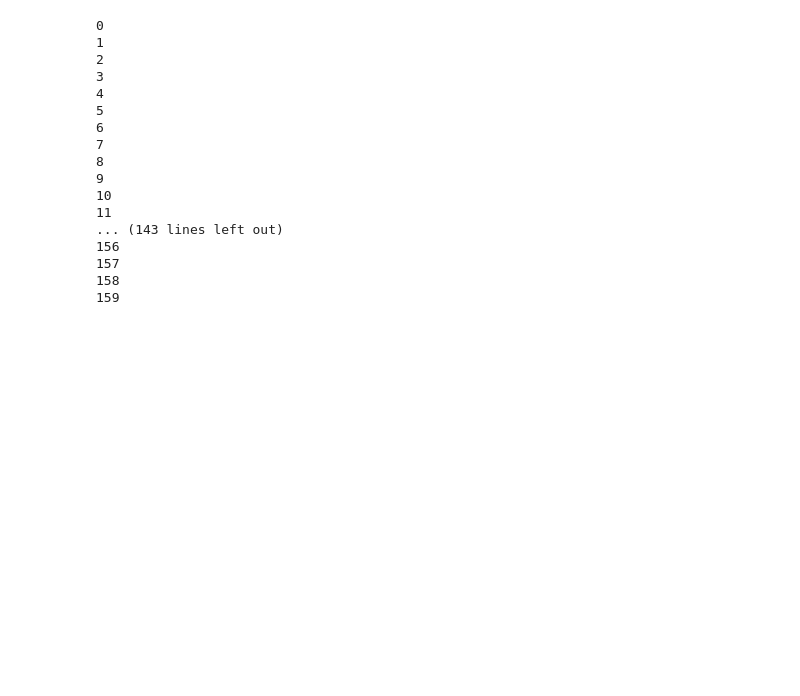
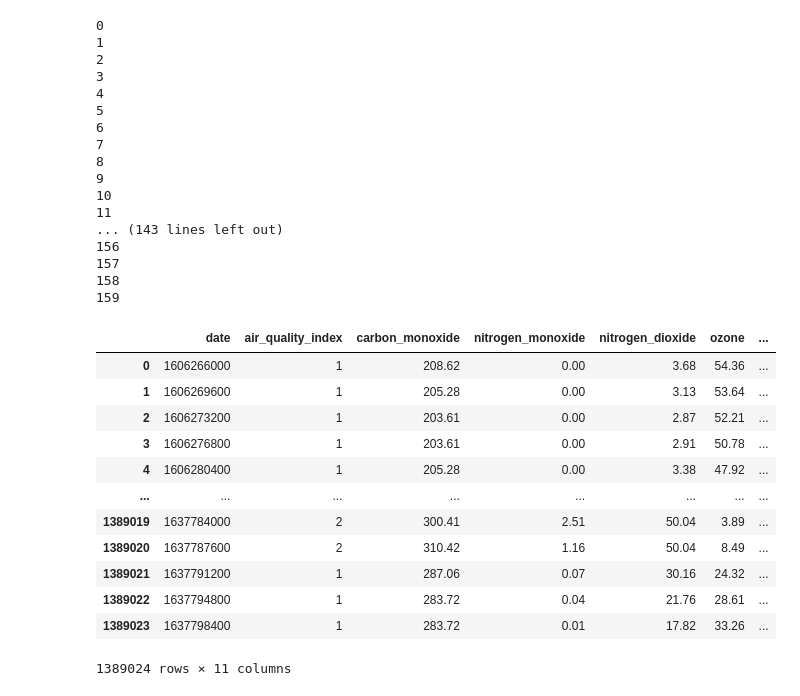
Before and after one commit to JovanS27/Air_Pollution_Analysis, a Jupyter notebook: GP_Practice.ipynb, the cells around one changed output. Drawn from its saved outputs; the diff is of its cells as text; code cells hidden in the pictures; blank space fills up the shorter version.

```diff
--- a/GP_Practice.ipynb
+++ b/GP_Practice.ipynb
@@ -240,6 +224,7 @@ for row in df.iterrows():
     pm10=[]
     nh3=[]
     dt=[]
+    GP=[]
 
     params={"appid":Weather_API,
             'lat':row[1][1],
@@ -261,12 +246,18 @@ for row in df.iterrows():
         pm10.append(i['components']['pm10'])
         nh3.append(i['components']['nh3'])
         dt.append(i['dt'])
+        GP.append(row[1][0])
 
-    temp_df=pd.DataFrame(zip(dt,aqi,co,no,no2,o3,so2,nh3,pm2_5,pm10),columns=["Date(UNIX)","Air Quality Index","Carbon Monoxide","Nitrogen Monoxide","Nitrogen Dioxide","Ozone","Sulphur Dioxide","Ammonia","Particultes(pm2.5)","Particulates(pm10)"])
-
-    temp_df.set_index("Date(UNIX)",inplace=True)
+    temp_df=pd.DataFrame(zip(dt,aqi,co,no,no2,o3,so2,nh3,pm2_5,pm10,GP),columns=["date","air_quality_index","carbon_monoxide","nitrogen_monoxide","nitrogen_dioxide","ozone","sulphur_dioxide","ammonia","particultes_pm2_5","particulates_pm_10","practice_name"])
 
     GP_practice_df.append(temp_df)
+
+GP_PRACTICE=GP_practice_df.pop(0)
+for i in GP_practice_df:
+    GP_PRACTICE=pd.concat([GP_PRACTICE,i])
+
+GP_PRACTICE.reset_index(inplace=True)
+GP_PRACTICE.drop('index', inplace=True, axis=1)
 # %% [output]
 0
 1
@@ -289,0 +282,16 @@ df.to_csv("GP_data.csv")
+# %%
+GP_PRACTICE
+# %% [output]
+|  | date | air_quality_index | carbon_monoxide | nitrogen_monoxide | nitrogen_dioxide | ozone | ... |
+| 0 | 1606266000 | 1 | 208.62 | 0.00 | 3.68 | 54.36 | ... |
+| 1 | 1606269600 | 1 | 205.28 | 0.00 | 3.13 | 53.64 | ... |
+| 2 | 1606273200 | 1 | 203.61 | 0.00 | 2.87 | 52.21 | ... |
+| 3 | 1606276800 | 1 | 203.61 | 0.00 | 2.91 | 50.78 | ... |
+| 4 | 1606280400 | 1 | 205.28 | 0.00 | 3.38 | 47.92 | ... |
+| ... | ... | ... | ... | ... | ... | ... | ... |
+| 1389019 | 1637784000 | 2 | 300.41 | 2.51 | 50.04 | 3.89 | ... |
+| 1389020 | 1637787600 | 2 | 310.42 | 1.16 | 50.04 | 8.49 | ... |
+| 1389021 | 1637791200 | 1 | 287.06 | 0.07 | 30.16 | 24.32 | ... |
+| 1389022 | 1637794800 | 1 | 283.72 | 0.04 | 21.76 | 28.61 | ... |
+| 1389023 | 1637798400 | 1 | 283.72 | 0.01 | 17.82 | 33.26 | ... |
+1389024 rows × 11 columns
```
Also changed, not shown: parts of 7 cells of this notebook, 1 other file.
